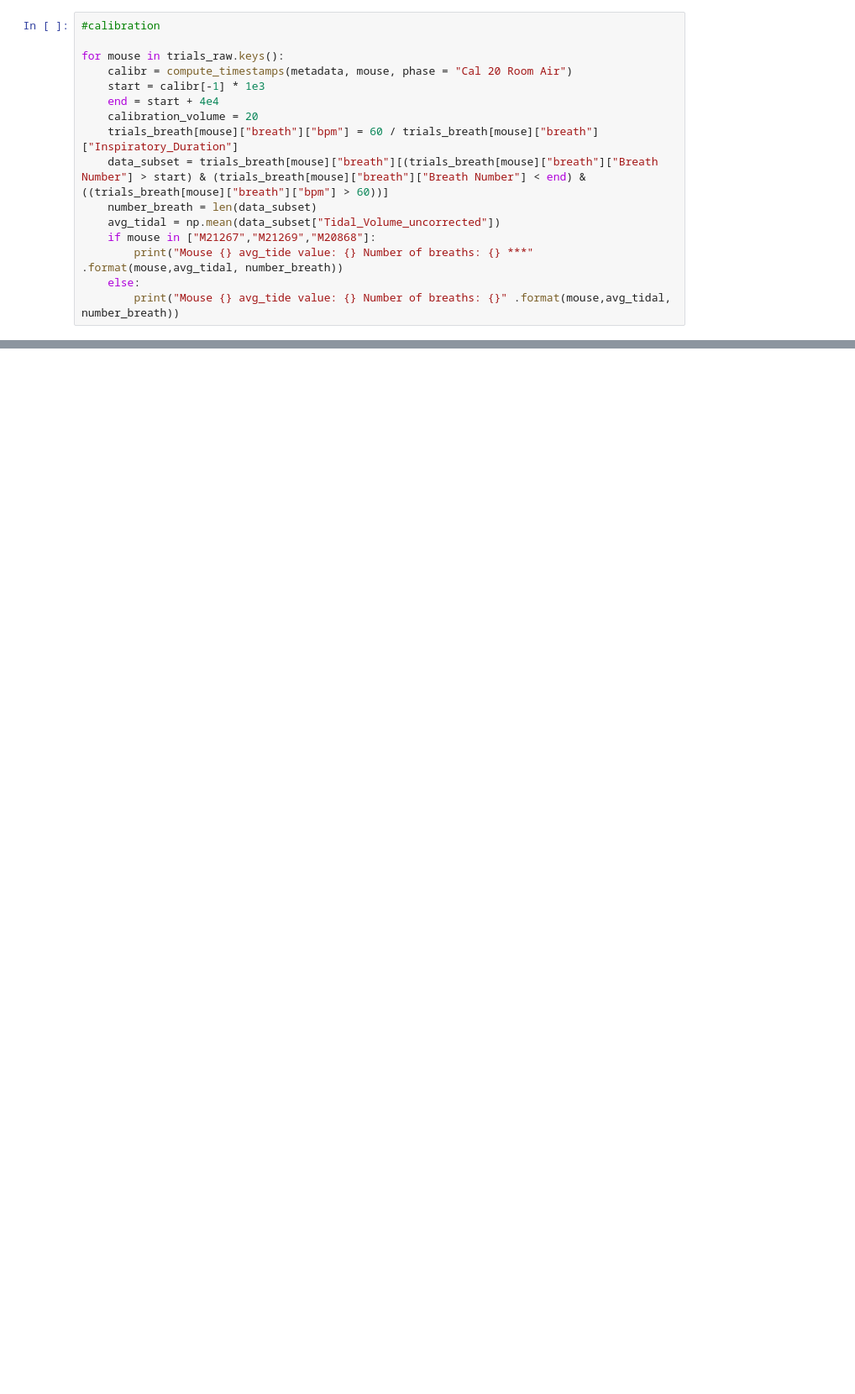
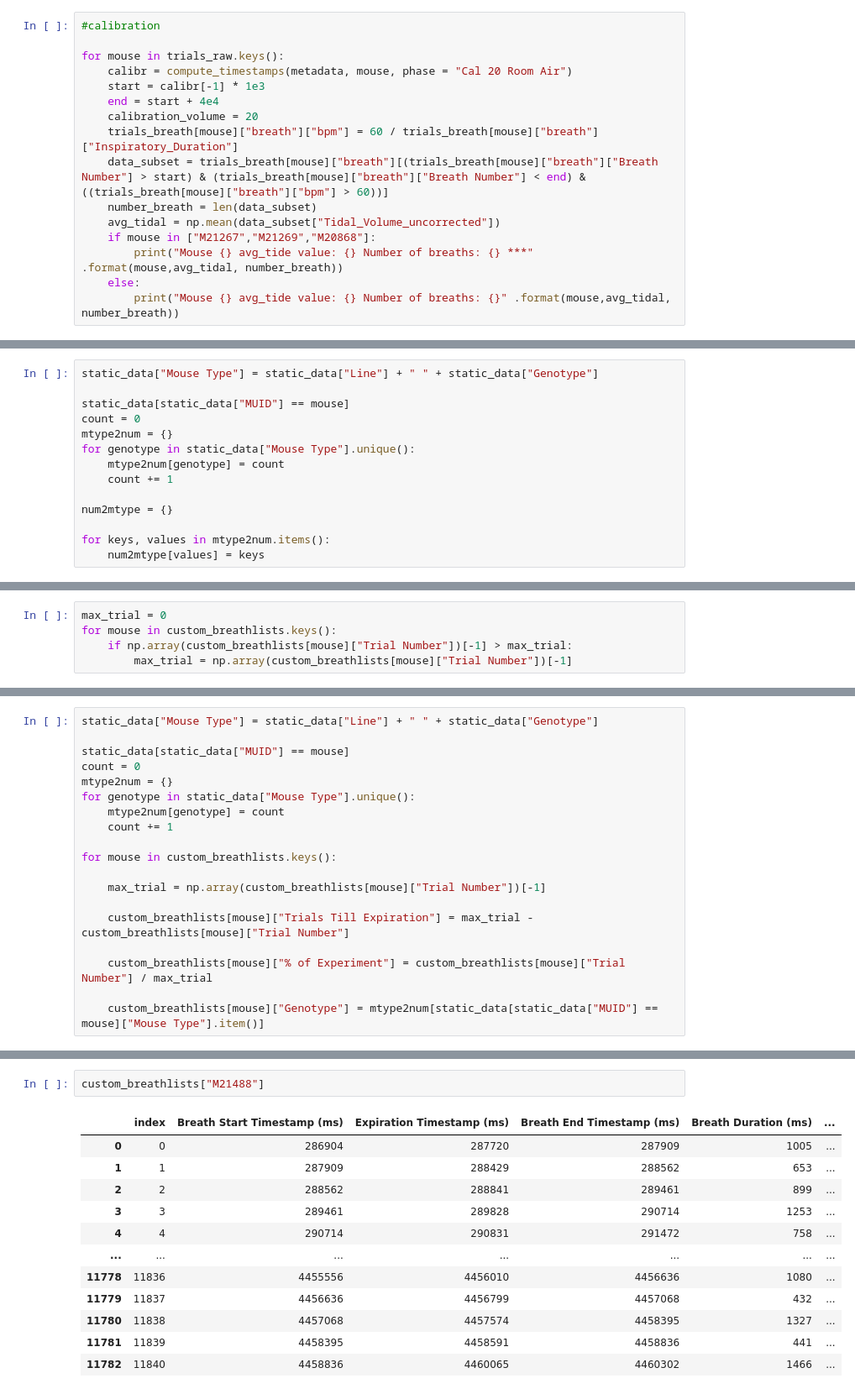
Before and after one commit to mahmoudalmadi/BCM_SIDS_ML_Summer_22, a Jupyter notebook: playground/week_3-4_BreathExtraction.ipynb, the cells around one changed output, grey strips where cells are left out. Shown at 84% size. Saved outputs shown, nothing was run; the diff lists cells and outputs as text; blank space fills up the shorter version.

```diff
--- a/playground/week_3-4_BreathExtraction.ipynb
+++ b/playground/week_3-4_BreathExtraction.ipynb
@@ -1118,0 +791,14 @@ Text(0.5, 1.0, 'Number of Breaths in Each Height Range')
+# %%
+static_data["Mouse Type"] = static_data["Line"] + " " + static_data["Genotype"]
+
+static_data[static_data["MUID"] == mouse]
+count = 0
+mtype2num = {}
+for genotype in static_data["Mouse Type"].unique():
+    mtype2num[genotype] = count
+    count += 1
+
+num2mtype = {}
+
+for keys, values in mtype2num.items():
+    num2mtype[values] = keys
@@ -1118,0 +809,5 @@ Text(0.5, 1.0, 'Number of Breaths in Each Height Range')
+# %%
+max_trial = 0
+for mouse in custom_breathlists.keys():
+    if np.array(custom_breathlists[mouse]["Trial Number"])[-1] > max_trial:
+        max_trial = np.array(custom_breathlists[mouse]["Trial Number"])[-1]
@@ -1118,0 +836,19 @@ Text(0.5, 1.0, 'Number of Breaths in Each Height Range')
+# %%
+static_data["Mouse Type"] = static_data["Line"] + " " + static_data["Genotype"]
+
+static_data[static_data["MUID"] == mouse]
+count = 0
+mtype2num = {}
+for genotype in static_data["Mouse Type"].unique():
+    mtype2num[genotype] = count
+    count += 1
+
+for mouse in custom_breathlists.keys():
+
+    max_trial = np.array(custom_breathlists[mouse]["Trial Number"])[-1]
+
+    custom_breathlists[mouse]["Trials Till Expiration"] = max_trial - custom_breathlists[mouse]["Trial Number"]
+
+    custom_breathlists[mouse]["% of Experiment"] = custom_breathlists[mouse]["Trial Number"] / max_trial
+
+    custom_breathlists[mouse]["Genotype"] = mtype2num[static_data[static_data["MUID"] == mouse]["Mouse Type"].item()]
@@ -1118,0 +1034,15 @@ Text(0.5, 1.0, 'Number of Breaths in Each Height Range')
+# %%
+custom_breathlists["M21488"]
+# %% [output]
+|  | index | Breath Start Timestamp (ms) | Expiration Timestamp (ms) | Breath End Timestamp (ms) | Breath Duration (ms) | ... |
+| 0 | 0 | 286904 | 287720 | 287909 | 1005 | ... |
+| 1 | 1 | 287909 | 288429 | 288562 | 653 | ... |
+| 2 | 2 | 288562 | 288841 | 289461 | 899 | ... |
+| 3 | 3 | 289461 | 289828 | 290714 | 1253 | ... |
+| 4 | 4 | 290714 | 290831 | 291472 | 758 | ... |
+| ... | ... | ... | ... | ... | ... | ... |
+| 11778 | 11836 | 4455556 | 4456010 | 4456636 | 1080 | ... |
+| 11779 | 11837 | 4456636 | 4456799 | 4457068 | 432 | ... |
+| 11780 | 11838 | 4457068 | 4457574 | 4458395 | 1327 | ... |
+| 11781 | 11839 | 4458395 | 4458591 | 4458836 | 441 | ... |
+| 11782 | 11840 | 4458836 | 4460065 | 4460302 | 1466 | ... |
```
Also changed, not shown: parts of 77 cells of this notebook, 4 other files.
